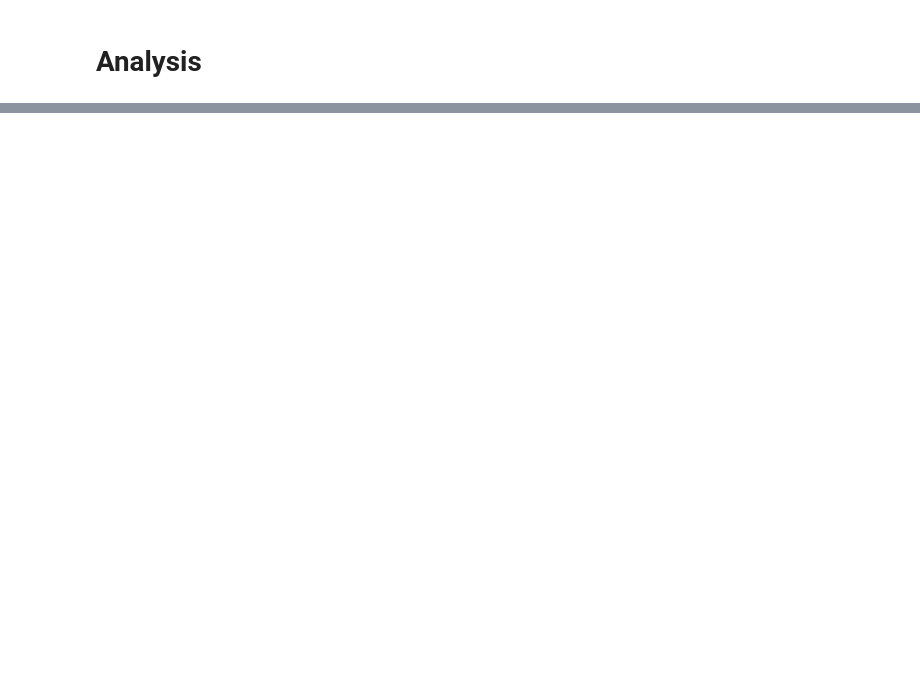
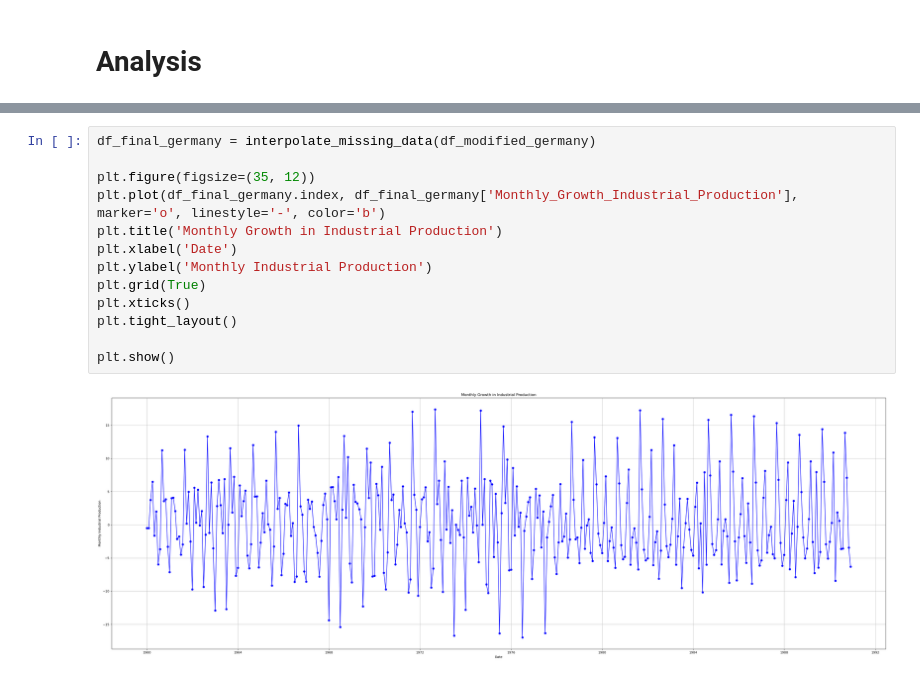
Before and after one commit to Nayrbnat/EC1B1-Coursework, a Jupyter notebook: EC1B1 Coursework.ipynb, the cells around one changed output, grey strips where cells are left out. Cells and saved outputs as stored; diff of their text form; blank space fills up the shorter version.

```diff
--- a/EC1B1 Coursework.ipynb
+++ b/EC1B1 Coursework.ipynb
@@ -184,0 +312,15 @@ interpolate_missing_data(df_modified_usa)
+# %%
+df_final_germany = interpolate_missing_data(df_modified_germany)
+
+plt.figure(figsize=(35, 12))
+plt.plot(df_final_germany.index, df_final_germany['Monthly_Growth_Industrial_Production'], marker='o', linestyle='-', color='b')
+plt.title('Monthly Growth in Industrial Production')
+plt.xlabel('Date')
+plt.ylabel('Monthly Industrial Production')
+plt.grid(True)
+plt.xticks()
+plt.tight_layout()
+
+plt.show()
+# %% [output]
+[figure, added]
```
Also changed, not shown: parts of 12 cells of this notebook.
